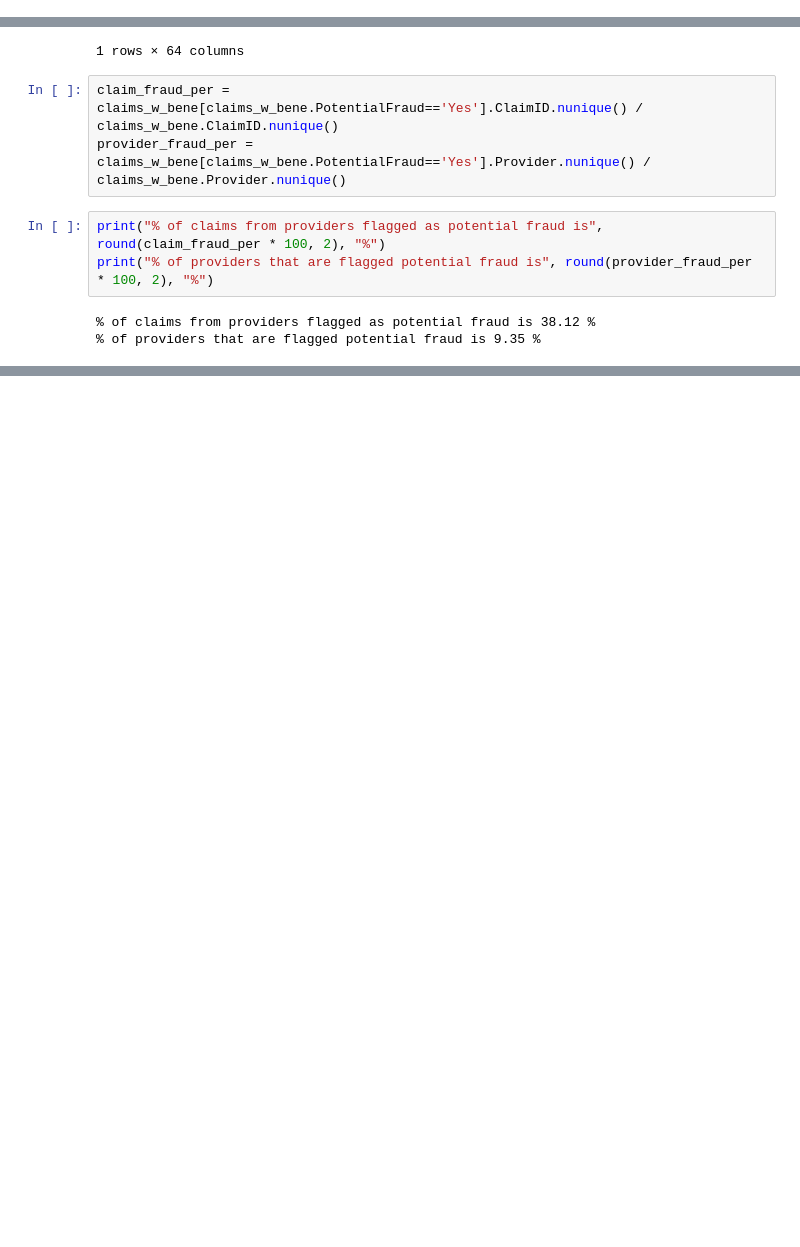
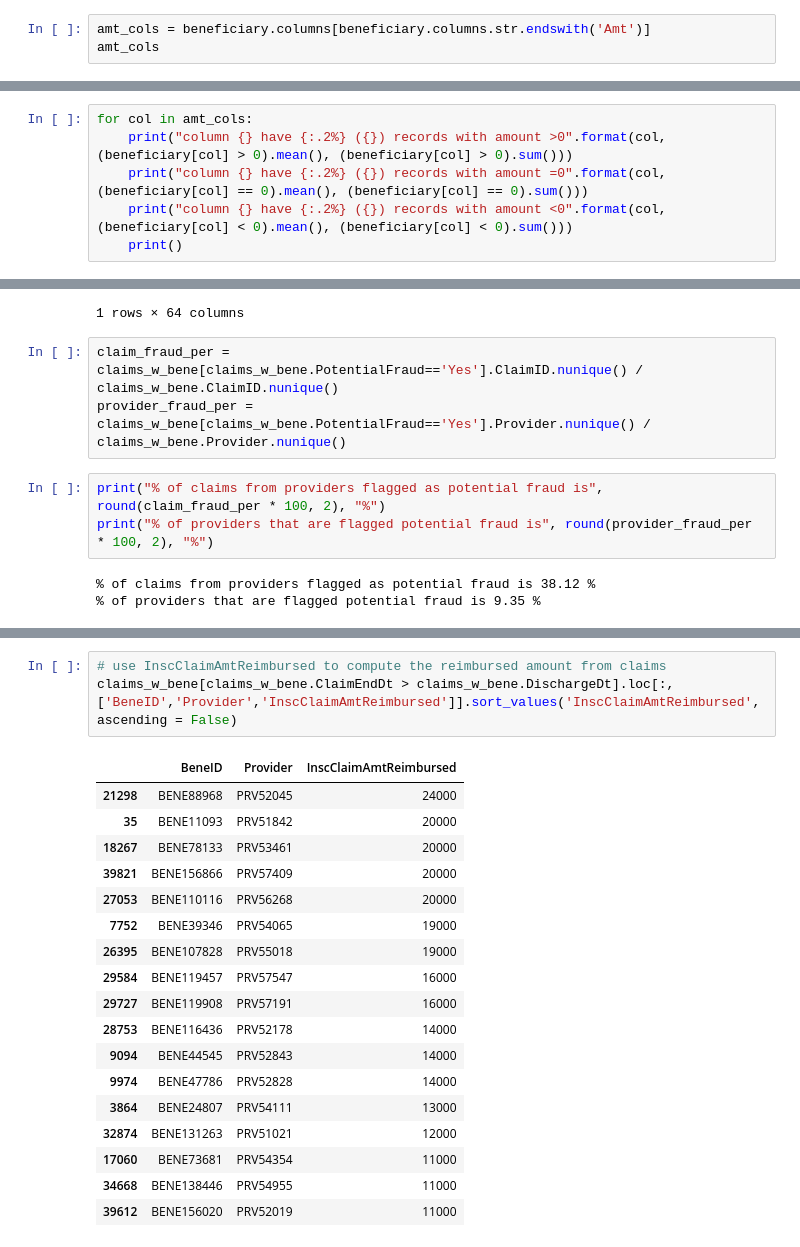
Before and after one commit to sophiaYishan/us_healthcare_claims_analysis, a Jupyter notebook: claim-project-part-1-data-processing.ipynb, the cells around one changed output, grey strips where cells are left out. Saved outputs shown, nothing was run; the diff lists cells and outputs as text; blank space fills up the shorter version.

```diff
--- a/claim-project-part-1-data-processing.ipynb
+++ b/claim-project-part-1-data-processing.ipynb
@@ -168,0 +165,3 @@ Name: count, dtype: int64
+# %%
+amt_cols = beneficiary.columns[beneficiary.columns.str.endswith('Amt')]
+amt_cols
@@ -168,0 +172,6 @@ Name: count, dtype: int64
+# %%
+for col in amt_cols:
+    print("column {} have {:.2%} ({}) records with amount >0".format(col, (beneficiary[col] > 0).mean(), (beneficiary[col] > 0).sum()))
+    print("column {} have {:.2%} ({}) records with amount =0".format(col, (beneficiary[col] == 0).mean(), (beneficiary[col] == 0).sum()))
+    print("column {} have {:.2%} ({}) records with amount <0".format(col, (beneficiary[col] < 0).mean(), (beneficiary[col] < 0).sum()))
+    print()
@@ -585,0 +657,22 @@ claims_w_bene.to_csv('claims_w_bene')
+# %%
+# use InscClaimAmtReimbursed to compute the reimbursed amount from claims
+claims_w_bene[claims_w_bene.ClaimEndDt > claims_w_bene.DischargeDt].loc[:,['BeneID','Provider','InscClaimAmtReimbursed']].sort_values('InscClaimAmtReimbursed', ascending = False)
+# %% [output]
+|  | BeneID | Provider | InscClaimAmtReimbursed |
+| 21298 | BENE88968 | PRV52045 | 24000 |
+| 35 | BENE11093 | PRV51842 | 20000 |
+| 18267 | BENE78133 | PRV53461 | 20000 |
+| 39821 | BENE156866 | PRV57409 | 20000 |
+| 27053 | BENE110116 | PRV56268 | 20000 |
+| 7752 | BENE39346 | PRV54065 | 19000 |
+| 26395 | BENE107828 | PRV55018 | 19000 |
+| 29584 | BENE119457 | PRV57547 | 16000 |
+| 29727 | BENE119908 | PRV57191 | 16000 |
+| 28753 | BENE116436 | PRV52178 | 14000 |
+| 9094 | BENE44545 | PRV52843 | 14000 |
+| 9974 | BENE47786 | PRV52828 | 14000 |
+| 3864 | BENE24807 | PRV54111 | 13000 |
+| 32874 | BENE131263 | PRV51021 | 12000 |
+| 17060 | BENE73681 | PRV54354 | 11000 |
+| 34668 | BENE138446 | PRV54955 | 11000 |
+| 39612 | BENE156020 | PRV52019 | 11000 |
```
Also changed, not shown: parts of 87 cells of this notebook.
